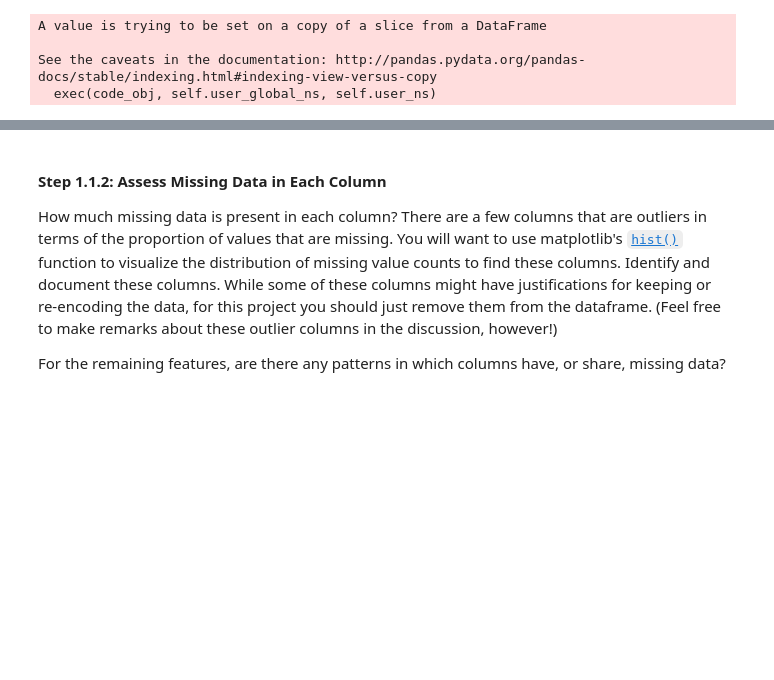
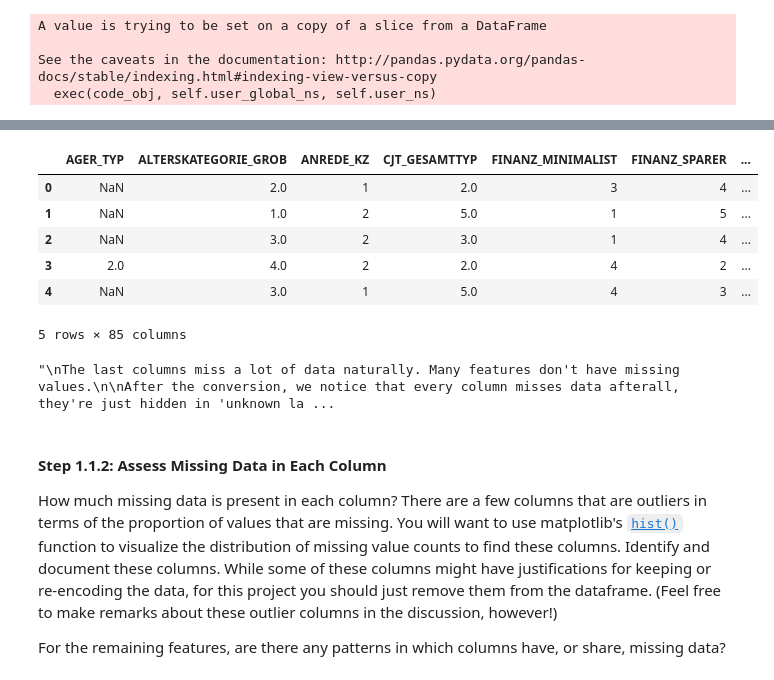
Before and after one commit to samthegolden/DSND_Term1, a Jupyter notebook: projects/p3_/Identify_Customer_Segments.ipynb, the cells around one changed output, grey strips where cells are left out. Saved outputs shown, nothing was run; the diff lists cells and outputs as text; code cells hidden in the pictures; blank space fills up the shorter version.

```diff
--- a/projects/p3_/Identify_Customer_Segments.ipynb
+++ b/projects/p3_/Identify_Customer_Segments.ipynb
@@ -122,9 +143,21 @@ KeyError: 'y'
+# %%
+na_azdias.head()
+# %% [output]
+|  | AGER_TYP | ALTERSKATEGORIE_GROB | ANREDE_KZ | CJT_GESAMTTYP | FINANZ_MINIMALIST | FINANZ_SPARER | ... |
+| 0 | NaN | 2.0 | 1 | 2.0 | 3 | 4 | ... |
+| 1 | NaN | 1.0 | 2 | 5.0 | 1 | 5 | ... |
+| 2 | NaN | 3.0 | 2 | 3.0 | 1 | 4 | ... |
+| 3 | 2.0 | 4.0 | 2 | 2.0 | 4 | 2 | ... |
+| 4 | NaN | 3.0 | 1 | 5.0 | 4 | 3 | ... |
+5 rows × 85 columns
 # %%
 '''
 The last columns miss a lot of data naturally. Many features don't have missing values.
 
-After the conversion, we notice that every column misses data afterall, they're just hidden in 'unknown labels'
+After the conversion, we notice that every column misses data afterall, they're just hidden in 'unknown labels'.
 '''
+# %% [output]
+"\nThe last columns miss a lot of data naturally. Many features don't have missing values.\n\nAfter the conversion, we notice that every column misses data afterall, they're just hidden in 'unknown la ...
 # %% [markdown]
 #### Step 1.1.2: Assess Missing Data in Each Column
 
```
Also changed, not shown: parts of 17 cells of this notebook.
